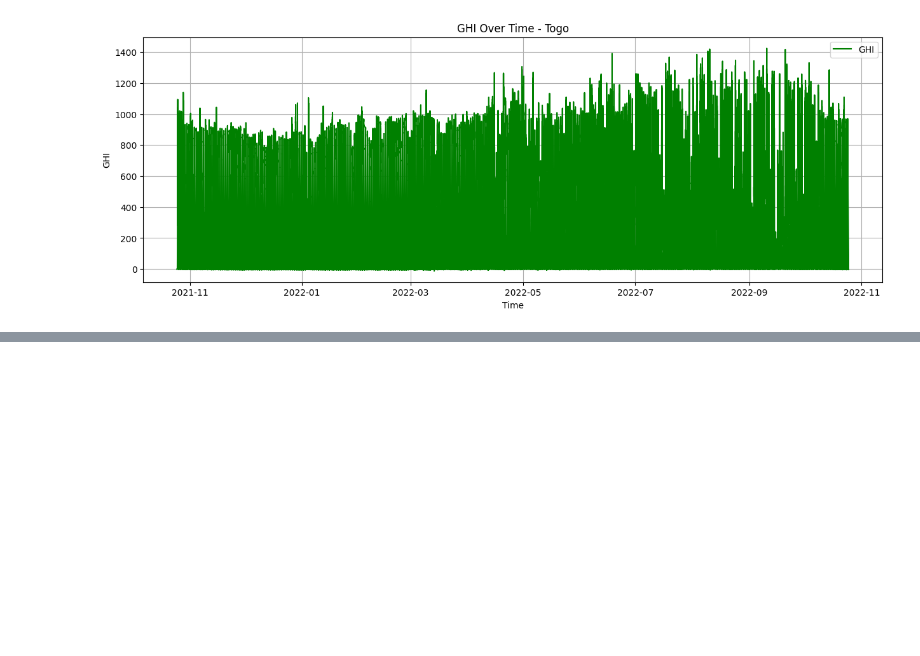
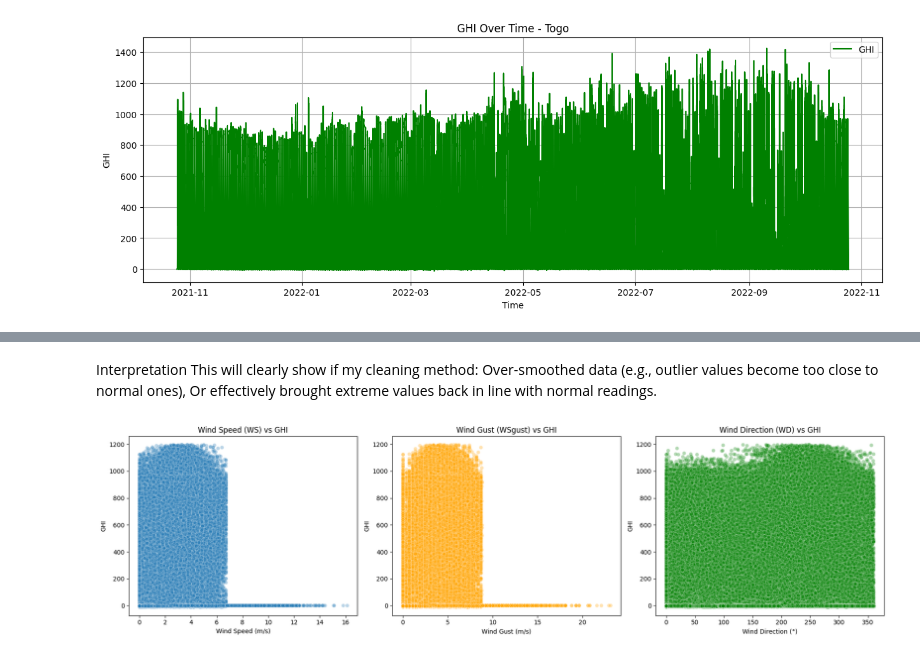
Before and after one commit to helina1abebe/solar-farm-discovery, a Jupyter notebook: notebooks/togo_eda.ipynb, the cells around one changed output, grey strips where cells are left out. Cells and saved outputs as stored; diff of their text form; code cells hidden in the pictures; blank space fills up the shorter version.

```diff
--- a/notebooks/togo_eda.ipynb
+++ b/notebooks/togo_eda.ipynb
@@ -141,0 +198,9 @@ togo_df.shape
+# %%
+# Create a new column to mark outliers
+togo_df['IsOutlier'] = False
+
+# Re-align index to original df to mark correct rows
+togo_df.loc[zscore_df.index[outlier_mask], 'IsOutlier'] = True
+
+# Check out some flagged rows
+togo_df[togo_df['IsOutlier'] == True].head()
@@ -141,0 +214,8 @@ togo_df.shape
+# %%
+# Impute outliers with median for selected columns
+for col in ['GHI', 'DNI', 'DHI', 'ModA', 'ModB']:
+    median_value = togo_df[col].median()
+    togo_df.loc[togo_df['IsOutlier'] & (togo_df[col].notna()), col] = median_value
+# %%
+togo_df.drop(columns=["Comments"], inplace=True)
+# dropped because it is not useful for analysis and empty
@@ -141,0 +276,36 @@ togo_df.shape
+# %% [markdown]
+Interpretation
+This will clearly show if my cleaning method:
+Over-smoothed data (e.g., outlier values become too close to normal ones),
+Or effectively brought extreme values back in line with normal readings.
+# %%
+import matplotlib.pyplot as plt
+import seaborn as sns
+
+plt.figure(figsize=(18, 5))
+
+# Wind Speed vs GHI
+plt.subplot(1, 3, 1)
+sns.scatterplot(data=togo_df, x='WS', y='GHI', alpha=0.3)
+plt.title('Wind Speed (WS) vs GHI')
+plt.xlabel('Wind Speed (m/s)')
+plt.ylabel('GHI')
+
+# Wind Gust vs GHI
+plt.subplot(1, 3, 2)
+sns.scatterplot(data=togo_df, x='WSgust', y='GHI', alpha=0.3, color='orange')
+plt.title('Wind Gust (WSgust) vs GHI')
+plt.xlabel('Wind Gust (m/s)')
+plt.ylabel('GHI')
+
+# Wind Direction vs GHI
+plt.subplot(1, 3, 3)
+sns.scatterplot(data=togo_df, x='WD', y='GHI', alpha=0.3, color='green')
+plt.title('Wind Direction (WD) vs GHI')
+plt.xlabel('Wind Direction (°)')
+plt.ylabel('GHI')
+
+plt.tight_layout()
+plt.show()
+# %% [output]
+[figure, added]
```
Also changed, not shown: parts of 24 cells of this notebook, 3 other files.
